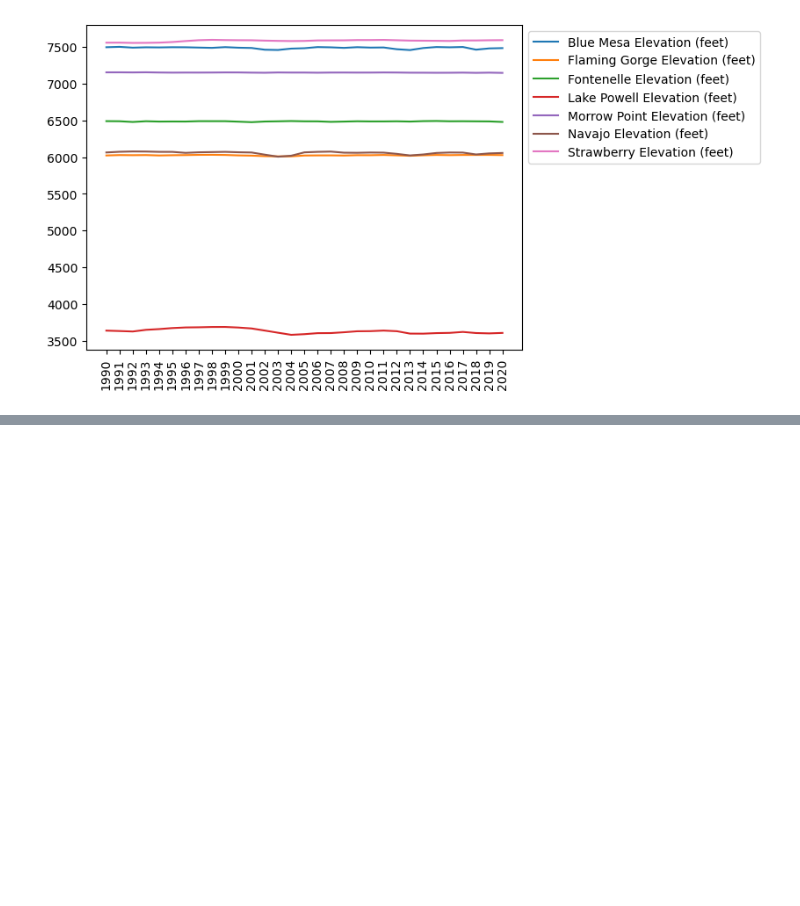
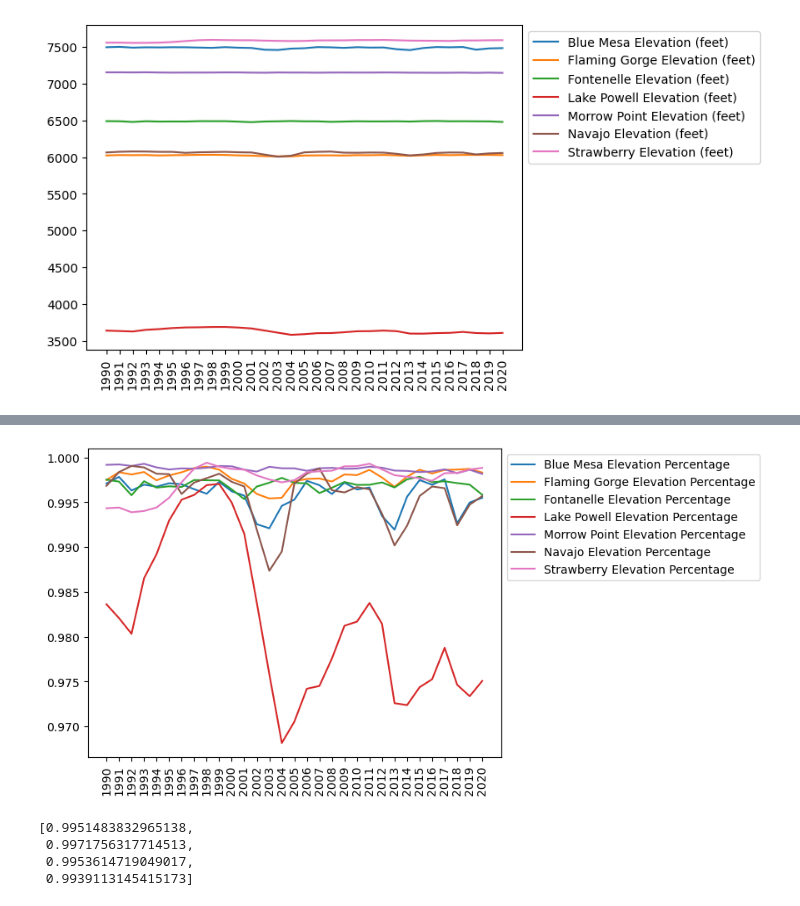
Before and after one commit to Rojodu/Project_1, a Jupyter notebook: Correlation/Reservoirs_Averages_By_Year.ipynb, the cells around one changed output, grey strips where cells are left out. Saved outputs shown, nothing was run; the diff lists cells and outputs as text; code cells hidden in the pictures; blank space fills up the shorter version.

Commit message:
Current progress on the Reservoir Data

```diff
--- a/Correlation/Reservoirs_Averages_By_Year.ipynb
+++ b/Correlation/Reservoirs_Averages_By_Year.ipynb
@@ -4,8 +4,13 @@ import numpy as np
 import datetime
 import matplotlib.pyplot as plt
 # %%
-file="../Major_reservoirs/MergedReservoirData_10-01-1990T02-01-2020.csv"
+elevation_file="../Major_reservoirs/MergedReservoirData_10-01-1990T02-01-2020.csv"
+population_file="../Resources_pop/basinstates_popgrowth.csv"
 # %%
-df=pd.read_csv(file,parse_dates=["Date"])
+df=pd.read_csv(elevation_file,parse_dates=["Date"])
+pop_df=pd.read_csv(population_file,encoding='utf-8')
 df["Year"]=df["Date"].dt.strftime('%Y')
-df
+MaxElevations = []
+for column in df.columns:
+    MaxElevations.append(df[column].max())
+MaxElevations = [MaxElevations[1],MaxElevations[2],MaxElevations[3],MaxElevations[4],MaxElevations[5],MaxElevations[6],MaxElevations[7]]
@@ -61,3 +56,16 @@ plt.legend(bbox_to_anchor=(1.0, 1.0))
 plt.show()
 # %% [output]
 [figure]
+# %%
+#In order to better analyze the data, we need to convert it into a percentage of the maximum elevation over the period
+percentage_df = pd.DataFrame({"Blue Mesa Elevation Percentage":df["Blue Mesa Elevation (feet)"]/MaxElevations[0],"Flaming Gorge Elevation Percentage":df["Flaming Gorge Elevation (feet)"]/MaxElevations[1],"Fontanelle Elevation Percentage":df["Fontenelle Elevation (feet)"]/MaxElevations[2],"Lake Powell Elevation Percentage":df["Lake Powell Elevation (feet)"]/MaxElevations[3],"Morrow Point Elevation Percentage":df["Morrow Point Elevation (feet)"]/MaxElevations[4],"Navajo Elevation Percentage":df["Navajo Elevation (feet)"]/MaxElevations[5],"Strawberry Elevation Percentage":df["Strawberry Elevation (feet)"]/MaxElevations[6]})
+
+percentage_df.style.format({
+    "Blue Mesa Elevation Percentage": '{:,.2%}'.format,
+    "Flaming Gorge Elevation Percentage": '{:,.2%}'.format,
+    "Fontanelle Elevation Percentage": '{:,.2%}'.format,
+    "Lake Powell Elevation Percentage": '{:,.2%}'.format,
+    "Morrow Point Elevation Percentage": '{:,.2%}'.format,
+    "Navajo Elevation Percentage": '{:,.2%}'.format,
+    "Strawberry Elevation Percentage": '{:,.2%}'.format,
+    })
@@ -63,0 +91,24 @@ plt.show()
+# %%
+plt.plot(percentage_df,label=percentage_df.columns)
+plt.xticks(rotation=90)
+plt.legend(bbox_to_anchor=(1.0, 1.0))
+plt.show()
+# %% [output]
+[figure, added]
+# %%
+#Now to see if there is any correlation between the lake elevations over the period and the population of the region
+#population_vs_elevation_df = pd.DataFrame({})
+basin_population_sum = [pop_df['1990'].sum(),pop_df['2000'].sum(),pop_df['2010'].sum(),pop_df['2020'].sum()]
+percentage_decennial_mean = []
+
+for i in range(4):
+    decennial_percentages = []
+    for j in range(7):
+        decennial_percentages.append(percentage_df[percentage_df.columns[j]][10*i])
+    percentage_decennial_mean.append(np.average(decennial_percentages))
+percentage_decennial_mean
+# %% [output]
+[0.9951483832965138,
+ 0.9971756317714513,
+ 0.9953614719049017,
+ 0.9939113145415173]
```
Also changed, not shown: parts of 4 cells of this notebook, 1 other file.
